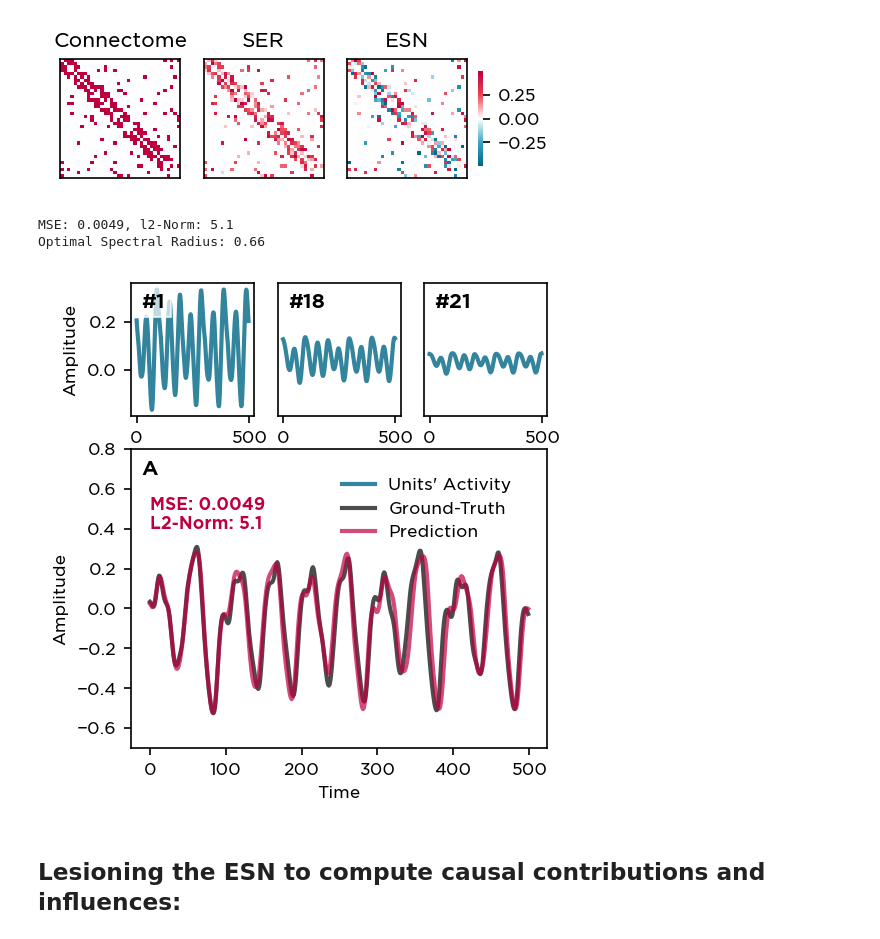
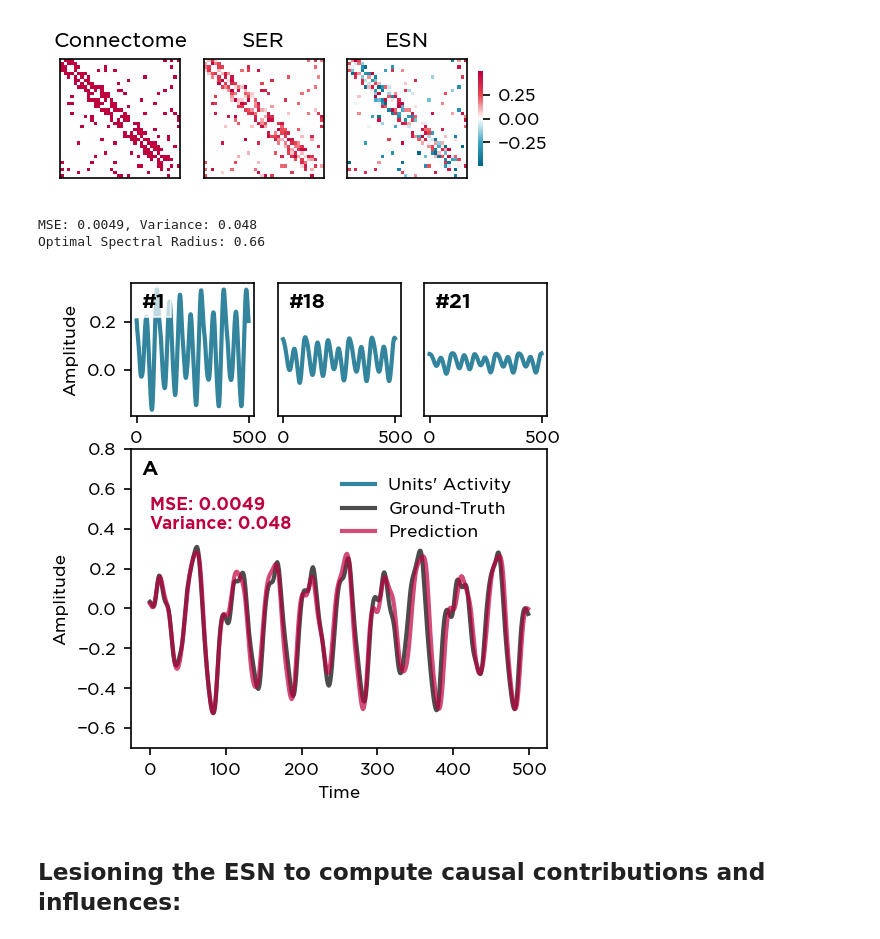
Before and after one commit to kuffmode/Causal-influence-decomposition-of-an-ESN, a Jupyter notebook: ESN_vs_SER_CCA.ipynb, the cells around one changed output. Saved outputs shown, nothing was run; the diff lists cells and outputs as text; code cells hidden in the pictures.

```diff
--- a/ESN_vs_SER_CCA.ipynb
+++ b/ESN_vs_SER_CCA.ipynb
@@ -123,11 +123,11 @@ esn.fit(X=None, y=y_train_validate)
 
 y_pred = esn.predict()
 mse = mean_squared_error(y_test_validate, y_pred)
-l2_y_pred_intact = np.linalg.norm(y_pred)
-print(f'MSE: {mse:.2}, l2-Norm (energy): {l2_y_pred_intact:.2}')
+l2_y_pred_intact = y_pred.squeeze().var()
+print(f'MSE: {mse:.2}, Variance: {l2_y_pred_intact:.2}')
 print(f'Optimal Spectral Radius: {optimum_params["radius"]:.2}')
 # %% [output]
-MSE: 0.0049, l2-Norm: 5.1
+MSE: 0.0049, Variance: 0.048
 Optimal Spectral Radius: 0.66
 # %%
 units = [1,18,21]
@@ -141,36 +141,36 @@ fig,axes = plt.subplot_mosaic(
 axes['A'].plot(y_test_validate,color='k',alpha=0.7,label="Ground-Truth",linewidth=2)
 axes['A'].plot(y_pred,color='#BF003F',alpha=0.7,label="Prediction",linewidth=2)
 axes['A'].set_ylabel("Amplitude")
 axes['A'].set_xlabel('Time')
-axes['A'].text(0,0.4,f"MSE: {mse:.2}\nL2-Norm: {l2_y_pred_intact:.2}",fontweight='bold',color='#BF003F')
+axes['A'].text(0,0.4,f"MSE: {mse:.2}\nVariance: {l2_y_pred_intact:.2}",fontweight='bold',color='#BF003F')
 axes['A'].set_ylim(ymax=0.8,ymin = -0.7)
 
 for index, unit in enumerate(units):
     if index == 0:
         axes[f'#{unit}'].plot(esn.states_pred_[:,unit],color='#006685',alpha=0.8,label="Units' Activity",linewidth=2)
         axes[f'#{unit}'].set_ylabel("Amplitude")
 
     else:
         axes[f'#{unit}'].plot(esn.states_pred_[:,unit],color='#006685',alpha=0.8,label="_nolegend_",linewidth=2)
         axes[f'#{unit}'].sharey(axes[f'#{units[0]}'])
         axes[f'#{unit}'].yaxis.set_visible(False)
 
 for label, ax in axes.items():
     trans = mtransforms.ScaledTranslation(5/72, -5/72, fig.dpi_scale_trans)
     ax.text(0.0, 1.0, label, transform=ax.transAxes + trans,
             fontsize='large',fontweight='bold', verticalalignment='top', bbox=dict(facecolor='white',edgecolor='white', alpha=0.7, pad=3.0))
 
 lines = []
 labels = []
 for ax in fig.axes:
     axLine, axLabel = ax.get_legend_handles_labels()
     lines.extend(axLine)
     labels.extend(axLabel)
 fig.legend(lines, labels,bbox_to_anchor=(0.93, 0.65),frameon=False)
 fig.tight_layout(pad=0.2)
-plt.savefig(f"Activity of the Intact.pdf",dpi=600,bbox_inches='tight')
+#plt.savefig(f"Activity of the Intact.pdf",dpi=600,bbox_inches='tight')
 # %% [output]
-[figure, old version]
+[figure, new version]
 # %% [markdown]
 ## Lesioning the ESN to compute causal contributions and influences:
 # %%
```
Also changed, not shown: parts of 7 cells of this notebook.
